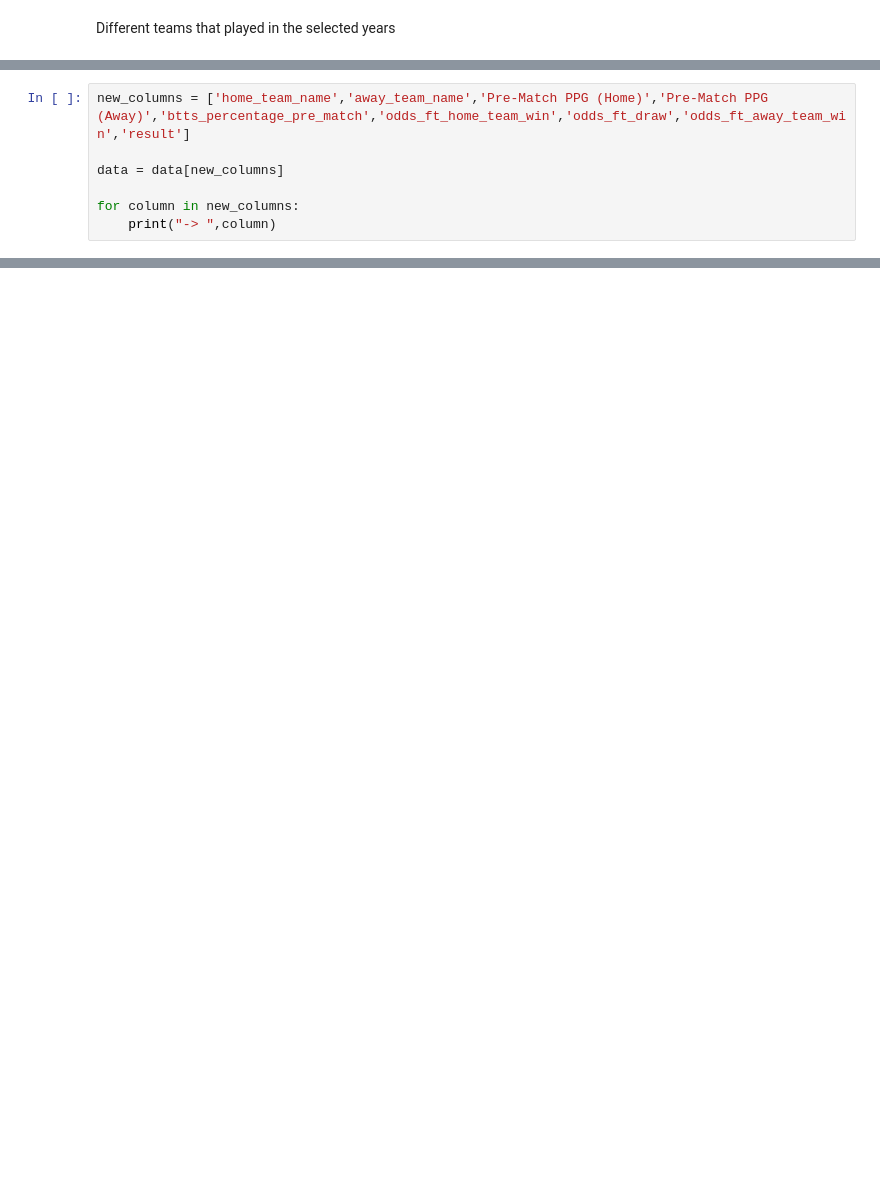
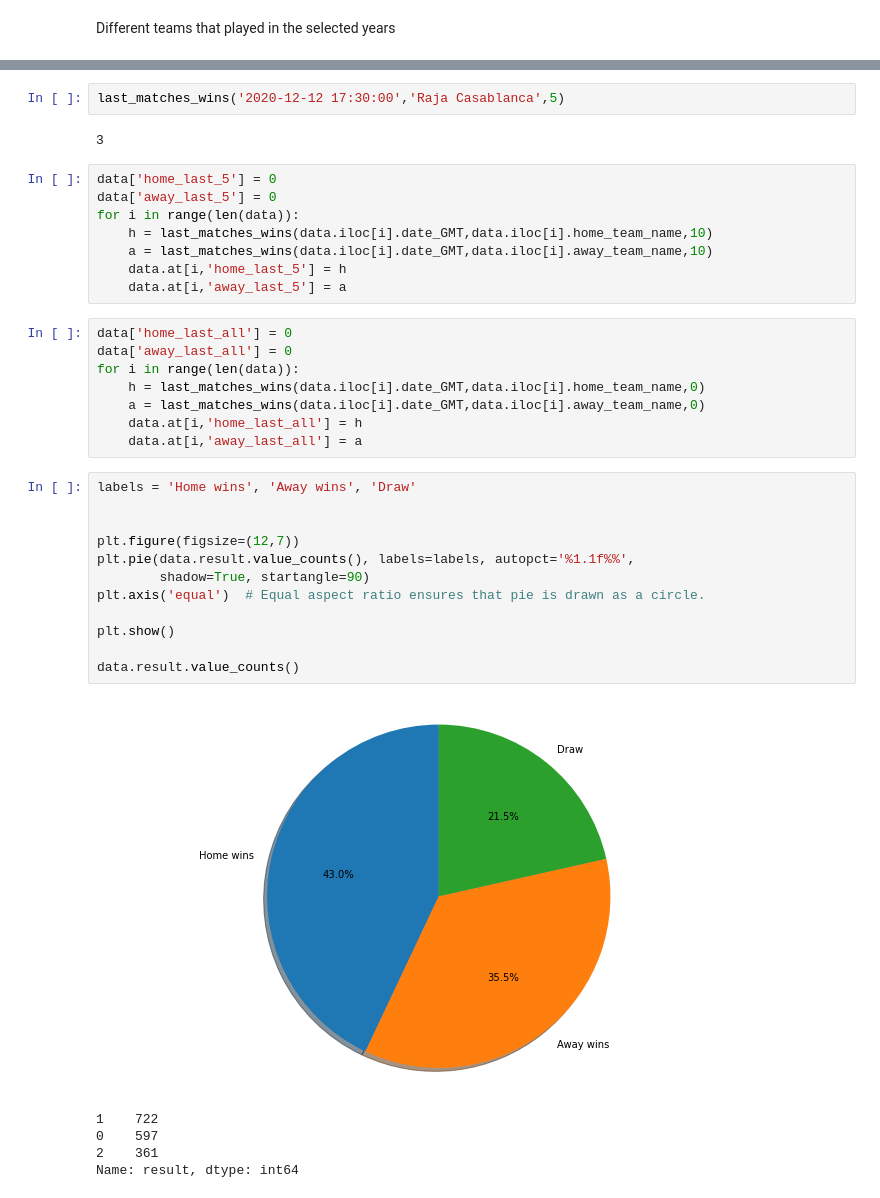
Before and after one commit to melfaiz/BotolaAspro, a Jupyter notebook: Forecasting_Botola.ipynb, the cells around one changed output, grey strips where cells are left out. Drawn from its saved outputs; the diff is of its cells as text; blank space fills up the shorter version.

```diff
--- a/Forecasting_Botola.ipynb
+++ b/Forecasting_Botola.ipynb
@@ -89,7 +208,0 @@ data['result'] = data.apply(result,axis=1)
-# %%
-new_columns = ['home_team_name','away_team_name','Pre-Match PPG (Home)','Pre-Match PPG (Away)','btts_percentage_pre_match','odds_ft_home_team_win','odds_ft_draw','odds_ft_away_team_win','result']
-
-data = data[new_columns]
-
-for column in new_columns:
-    print("-> ",column)
@@ -162,0 +250,38 @@ plt.show()
+# %%
+last_matches_wins('2020-12-12 17:30:00','Raja Casablanca',5)
+# %% [output]
+3
+# %%
+data['home_last_5'] = 0
+data['away_last_5'] = 0
+for i in range(len(data)):
+    h = last_matches_wins(data.iloc[i].date_GMT,data.iloc[i].home_team_name,10)
+    a = last_matches_wins(data.iloc[i].date_GMT,data.iloc[i].away_team_name,10)
+    data.at[i,'home_last_5'] = h
+    data.at[i,'away_last_5'] = a
+# %%
+data['home_last_all'] = 0
+data['away_last_all'] = 0
+for i in range(len(data)):
+    h = last_matches_wins(data.iloc[i].date_GMT,data.iloc[i].home_team_name,0)
+    a = last_matches_wins(data.iloc[i].date_GMT,data.iloc[i].away_team_name,0)
+    data.at[i,'home_last_all'] = h
+    data.at[i,'away_last_all'] = a
+# %%
+labels = 'Home wins', 'Away wins', 'Draw'
+
+
+plt.figure(figsize=(12,7))
+plt.pie(data.result.value_counts(), labels=labels, autopct='%1.1f%%',
+        shadow=True, startangle=90)
+plt.axis('equal')  # Equal aspect ratio ensures that pie is drawn as a circle.
+
+plt.show()
+
+data.result.value_counts()
+# %% [output]
+[figure, added]
+1    722
+0    597
+2    361
+Name: result, dtype: int64
```
Also changed, not shown: parts of 37 cells of this notebook.
